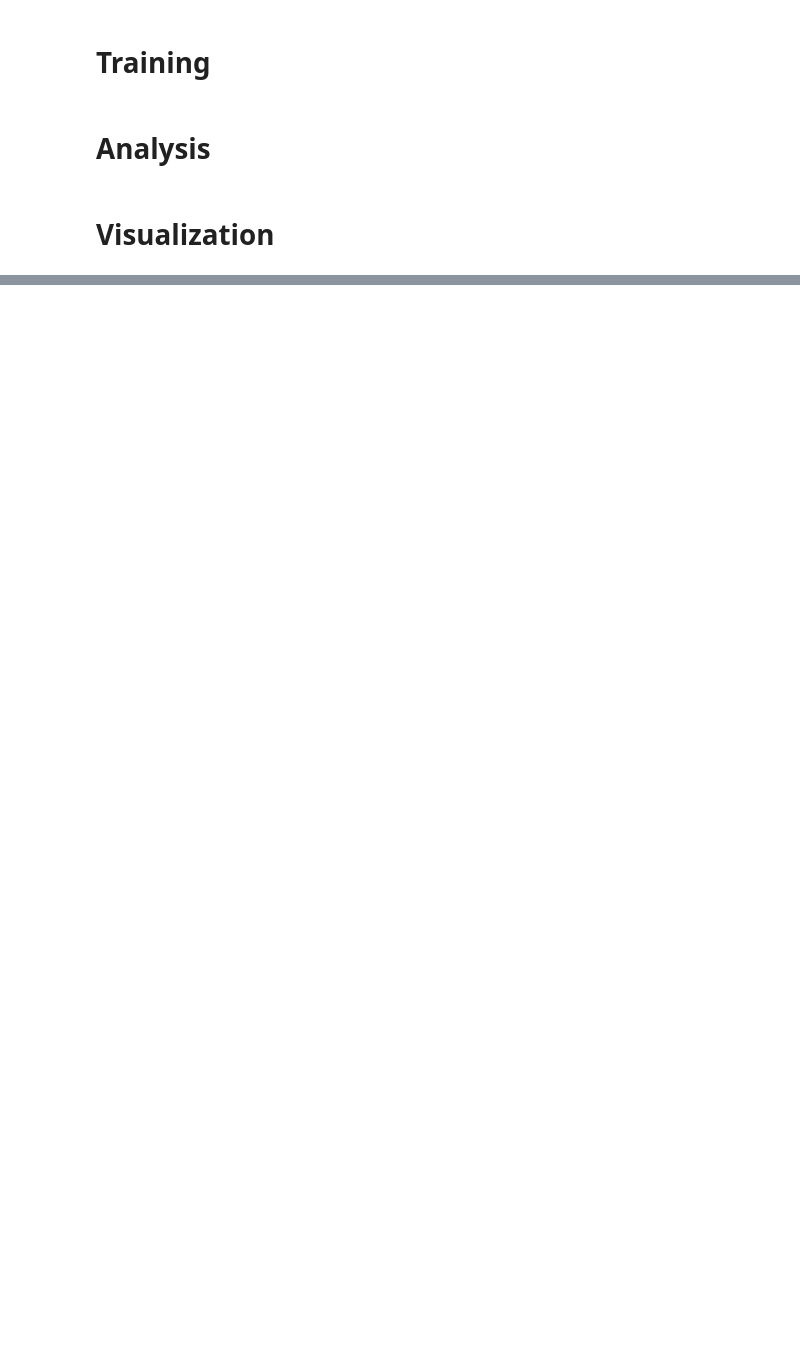
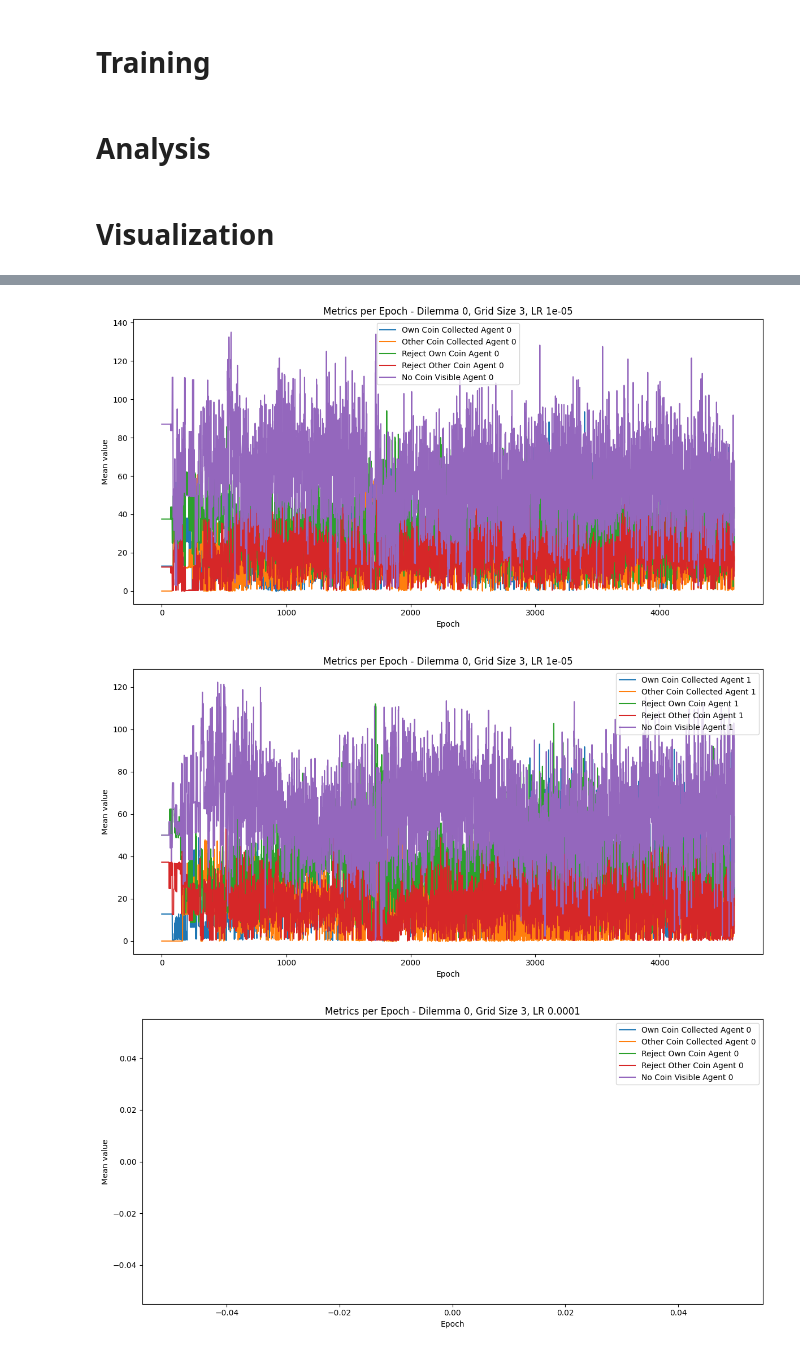
Before and after one commit to samuellozanoiglesias/CoopCoins, a Jupyter notebook: coin_game/analysis.ipynb, the cells around one changed output, grey strips where cells are left out. Drawn from its saved outputs; the diff is of its cells as text; code cells hidden in the pictures; blank space fills up the shorter version.

```diff
--- a/coin_game/analysis.ipynb
+++ b/coin_game/analysis.ipynb
@@ -161,0 +184,54 @@ for attitude in unique_attitudes:
+# %%
+metrics_0 = [
+    "own_coin_collected_agent_0",
+    "other_coin_collected_agent_0",
+    "reject_own_coin_agent_0",
+    "reject_other_coin_agent_0",
+    "no_coin_visible_agent_0"
+]
+
+metrics_1 = [
+    "own_coin_collected_agent_1",
+    "other_coin_collected_agent_1",
+    "reject_own_coin_agent_1",
+    "reject_other_coin_agent_1",
+    "no_coin_visible_agent_1"
+]
+
+# Crear dos gráficas: una para dilemma=0 y otra para dilemma=1
+for dilemma_value in [0, 1]:
+    for grid_size in df["grid_size"].unique():
+        for lr in df["lr"].unique():
+            filtered_df = df[(df["dilemma"] == dilemma_value) & (df["grid_size"] == grid_size) & (df["lr"] == lr)]
+
+            plt.figure(figsize=(12, 6))
+
+            for metric in metrics_0:
+                grouped = filtered_df.groupby(["epoch"])[metric].mean().reset_index()
+                plt.plot(grouped["epoch"], grouped[metric], label=metric.replace("_", " ").title())
+
+            plt.title(f"Metrics per Epoch - Dilemma {dilemma_value}, Grid Size {grid_size}, LR {lr}")
+            plt.xlabel("Epoch")
+            plt.ylabel("Mean value")
+            plt.legend()
+            #plt.xlim([0, 100])
+            plt.tight_layout()
+            plt.show()
+
+            plt.figure(figsize=(12, 6))
+
+            for metric in metrics_1:
+                grouped = filtered_df.groupby(["epoch"])[metric].mean().reset_index()
+                plt.plot(grouped["epoch"], grouped[metric], label=metric.replace("_", " ").title())
+
+            plt.title(f"Metrics per Epoch - Dilemma {dilemma_value}, Grid Size {grid_size}, LR {lr}")
+            plt.xlabel("Epoch")
+            plt.ylabel("Mean value")
+            plt.legend()
+            #plt.xlim([0, 100])
+            plt.tight_layout()
+            plt.show()
+# %% [output]
+[figure, added]
+[figure, added]
+[figure, added]
```
Also changed, not shown: parts of 8 cells of this notebook, 3 other files.
